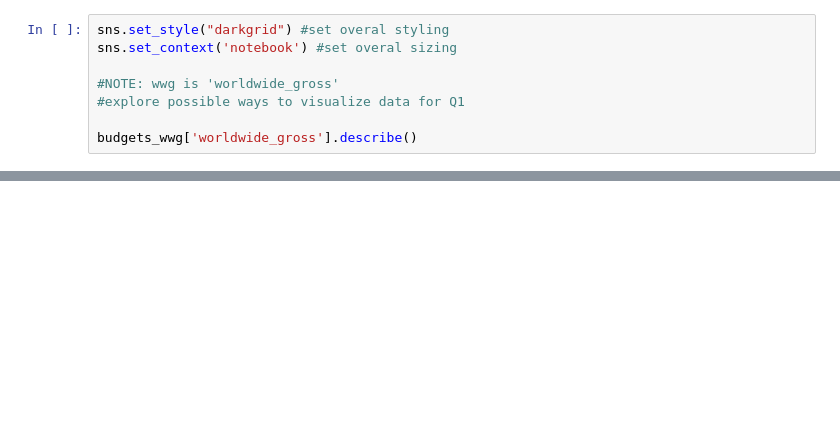
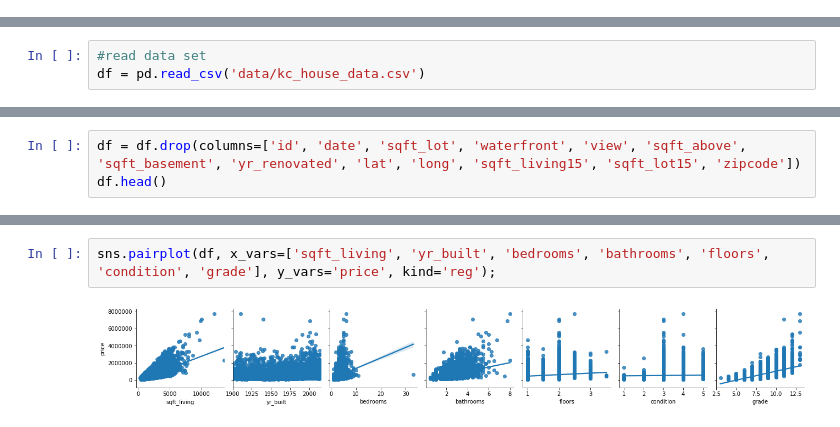
Before and after one commit to shawnjohnsamuel/dsc-phase-2-project, a Jupyter notebook: project-notebook.ipynb, the cells around one changed output, grey strips where cells are left out. Saved outputs shown, nothing was run; the diff lists cells and outputs as text; blank space fills up the shorter version.

```diff
--- a/project-notebook.ipynb
+++ b/project-notebook.ipynb
@@ -694,8 +0,0 @@ After data prep we have a df that contains 5415 movies in descending order of wo
-# %%
-sns.set_style("darkgrid") #set overal styling
-sns.set_context('notebook') #set overal sizing
-
-#NOTE: wwg is 'worldwide_gross'
-#explore possible ways to visualize data for Q1
-
-budgets_wwg['worldwide_gross'].describe()
@@ -1286,0 +44,3 @@ We recommend Microsoft conduct further market research. Towards that end, we rec
+# %%
+#read data set
+df = pd.read_csv('data/kc_house_data.csv')
@@ -1286,0 +115,3 @@ We recommend Microsoft conduct further market research. Towards that end, we rec
+# %%
+df = df.drop(columns=['id', 'date', 'sqft_lot', 'waterfront', 'view', 'sqft_above', 'sqft_basement', 'yr_renovated', 'lat', 'long', 'sqft_living15', 'sqft_lot15', 'zipcode'])
+df.head()
@@ -1286,0 +138,4 @@ We recommend Microsoft conduct further market research. Towards that end, we rec
+# %%
+sns.pairplot(df, x_vars=['sqft_living', 'yr_built', 'bedrooms', 'bathrooms', 'floors', 'condition', 'grade'], y_vars='price', kind='reg');
+# %% [output]
+[figure, added]
```
Also changed, not shown: parts of 200 cells of this notebook.
